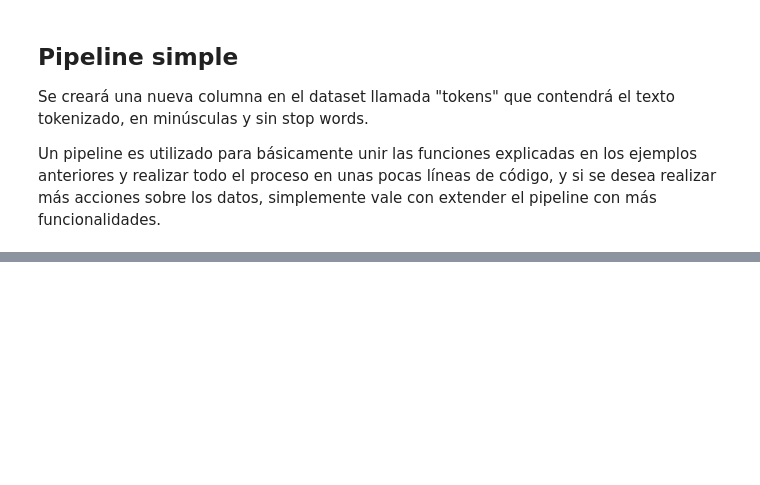
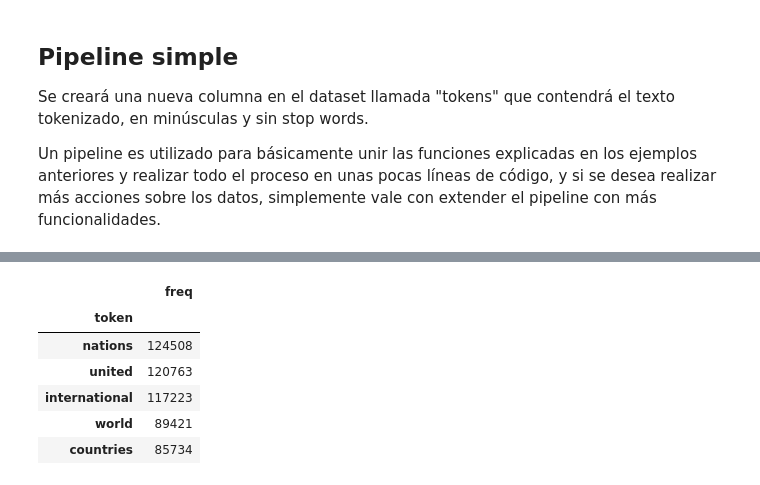
Before and after one commit to DiegoAlcoba/GVTIA, a Jupyter notebook: code_examples/1_primeros_pasos/1-textual_data.ipynb, the cells around one changed output, grey strips where cells are left out. Drawn from its saved outputs; the diff is of its cells as text; code cells hidden in the pictures; blank space fills up the shorter version.

```diff
--- a/code_examples/1_primeros_pasos/1-textual_data.ipynb
+++ b/code_examples/1_primeros_pasos/1-textual_data.ipynb
@@ -221,0 +259,30 @@ df['num_tokens'] = df['tokens'].progress_map(len)
+# %%
+def count_words(df, column='tokens', preprocess=None, min_freq=2):
+
+    #procesa los tokens y actualiza el contador
+    def update(doc):
+        tokens = doc if preprocess is None else preprocess(doc)
+        counter.update(tokens)
+
+    #crea el contador y recorre todos los datos
+    counter = Counter()
+    df[column].progress_map(update)
+
+    #transforma el contador a dataframe
+    freq_df = pd.DataFrame.from_dict(counter, orient='index', columns=['freq'])
+    freq_df = freq_df.query('freq >= @min_freq')
+    freq_df.index.name = 'token'
+
+    return freq_df.sort_values('freq', ascending=False)
+
+#ejecución de la func. count_words y muestra por pantalla de las 5 primeras
+freq_df = count_words(df)
+freq_df.head(5)
+# %% [output]
+|  | freq |
+| token |  |
+| nations | 124508 |
+| united | 120763 |
+| international | 117223 |
+| world | 89421 |
+| countries | 85734 |
```
Also changed, not shown: parts of 13 cells of this notebook.
